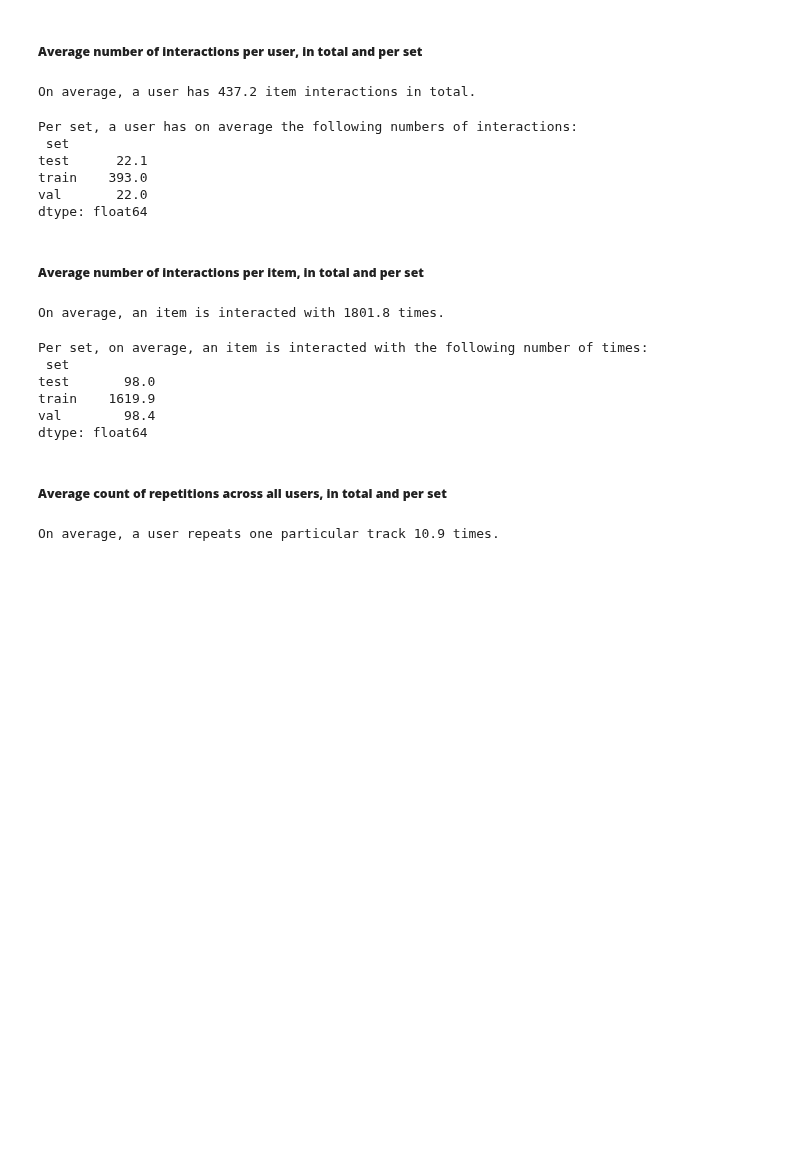
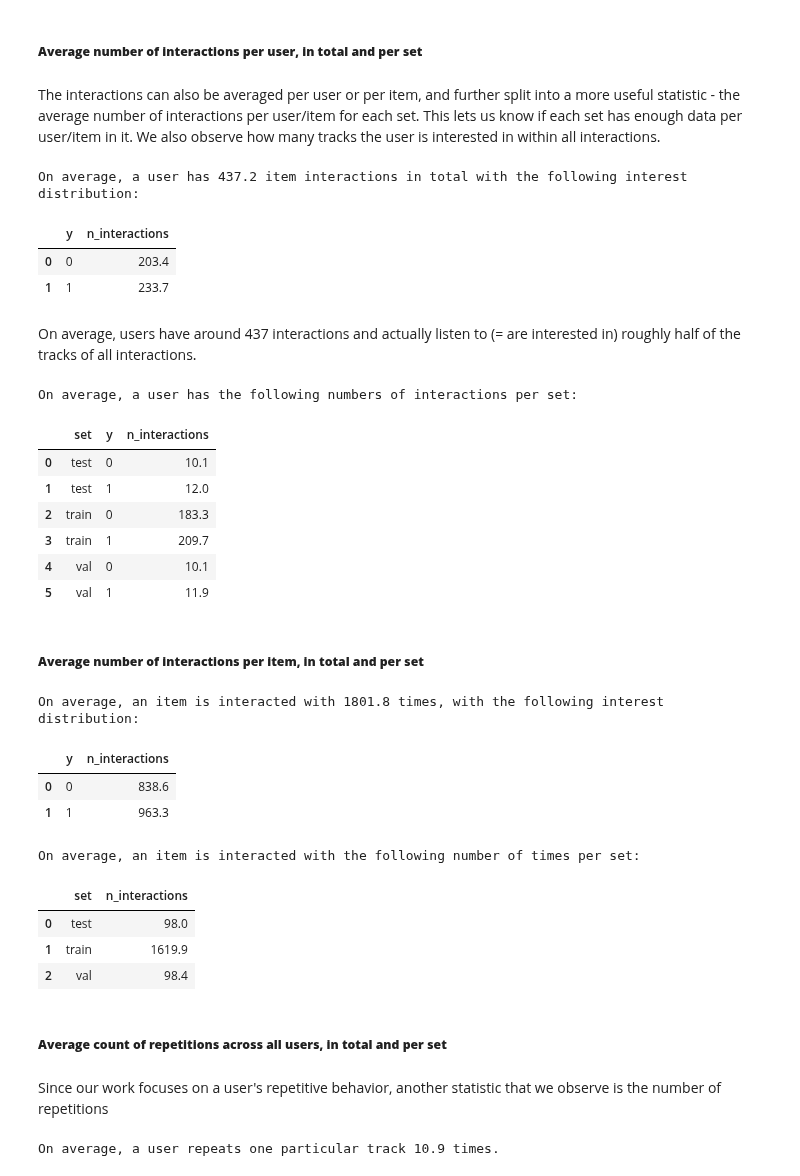
Before and after one commit to Laura-Legat/Practical-Work-AI, a Jupyter notebook: dataset_analysis.ipynb, the cells around one changed output. Cells and saved outputs as stored; diff of their text form; code cells hidden in the pictures; blank space fills up the shorter version.

```diff
--- a/dataset_analysis.ipynb
+++ b/dataset_analysis.ipynb
@@ -84,49 +106,70 @@ As we can see, after splitting the data, we have numbers of interactions of trai
 # %% [markdown]
 ##### **Average number of interactions per user, in total and per set**
+# %% [markdown]
+The interactions can also be averaged per user or per item, and further split into a more useful statistic - the average number of interactions per user/item for each set. This lets us know if each set has enough data per user/item in it. We also observe how many tracks the user is interested in within all interactions.
 # %%
-user_interaction_counts = df['userId'].value_counts() # per userId, count the interactions
+user_interaction_counts = df.groupby('userId').size() # per userId, count the interactions
 avg_user_counts = user_interaction_counts.mean() # average interaction counts over all users
 
-print(f"On average, a user has {round(avg_user_counts, 1)} item interactions in total.")
+print(f"On average, a user has {round(avg_user_counts, 1)} item interactions in total with the following interest distribution:")
+
+user_interaction_counts_interest_scores = df.groupby(['userId', 'y']).size().reset_index(name='n_interactions')
+user_interaction_counts_interest_scores.groupby('y')['n_interactions'].mean().round(1).reset_index(name='n_interactions')
 # %% [output]
-On average, a user has 437.2 item interactions in total.
+On average, a user has 437.2 item interactions in total with the following interest distribution:
+|  | y | n_interactions |
+| 0 | 0 | 203.4 |
+| 1 | 1 | 233.7 |
+# %% [markdown]
+On average, users have around 437 interactions and actually listen to (= are interested in) roughly half of the tracks of all interactions.
 # %%
-user_interaction_counts_per_set = df.groupby(['set', 'userId']).size()
+user_interaction_counts_per_set = df.groupby(['set', 'userId', 'y']).size().reset_index(name='n_interactions')
 
-user_interaction_counts_per_set = user_interaction_counts_per_set.groupby(level='set').mean().round(1)
+user_interaction_counts_per_set = user_interaction_counts_per_set.groupby(['set', 'y'])['n_interactions'].mean().round(1).reset_index(name='n_interactions')
 
-print("Per set, a user has on average the following numbers of interactions: \n", user_interaction_counts_per_set)
+print("On average, a user has the following numbers of interactions per set:")
+user_interaction_counts_per_set
 # %% [output]
-Per set, a user has on average the following numbers of interactions:
- set
-test      22.1
-train    393.0
-val       22.0
-dtype: float64
+On average, a user has the following numbers of interactions per set:
+|  | set | y | n_interactions |
+| 0 | test | 0 | 10.1 |
+| 1 | test | 1 | 12.0 |
+| 2 | train | 0 | 183.3 |
+| 3 | train | 1 | 209.7 |
+| 4 | val | 0 | 10.1 |
+| 5 | val | 1 | 11.9 |
 # %% [markdown]
 ##### **Average number of interactions per item, in total and per set**
 # %%
 item_interaction_counts = df['itemId'].value_counts() # per track, count the interactions
 avg_item_counts = item_interaction_counts.mean() # average interaction counts over all items
 
-print(f"On average, an item is interacted with {round(avg_item_counts, 1)} times.")
+print(f"On average, an item is interacted with {round(avg_item_counts, 1)} times, with the following interest distribution:")
+
+item_interaction_counts_interest_scores = df.groupby(['itemId', 'y']).size().reset_index(name='n_interactions')
+item_interaction_counts_interest_scores.groupby('y')['n_interactions'].mean().round(1).reset_index(name='n_interactions')
 # %% [output]
-On average, an item is interacted with 1801.8 times.
+On average, an item is interacted with 1801.8 times, with the following interest distribution:
+|  | y | n_interactions |
+| 0 | 0 | 838.6 |
+| 1 | 1 | 963.3 |
 # %%
 item_interaction_counts_per_set = df.groupby(['set', 'itemId']).size()
 
-item_interaction_counts_per_set = item_interaction_counts_per_set.groupby(level='set').mean().round(1)
+item_interaction_counts_per_set = item_interaction_counts_per_set.groupby(level='set').mean().round(1).reset_index(name='n_interactions')
 
-print("Per set, on average, an item is interacted with the following number of times: \n", item_interaction_counts_per_set)
+print("On average, an item is interacted with the following number of times per set:")
+item_interaction_counts_per_set
 # %% [output]
-Per set, on average, an item is interacted with the following number of times:
- set
-test       98.0
-train    1619.9
-val        98.4
-dtype: float64
+On average, an item is interacted with the following number of times per set:
+|  | set | n_interactions |
+| 0 | test | 98.0 |
+| 1 | train | 1619.9 |
+| 2 | val | 98.4 |
 # %% [markdown]
 ##### **Average count of repetitions across all users, in total and per set**
+# %% [markdown]
+Since our work focuses on a user's repetitive behavior, another statistic that we observe is the number of repetitions
 # %%
 user_item_same_pairs_counts = df.groupby(['userId', 'itemId']).size() # counts the number of rows per same user-item pair
 
```
Also changed, not shown: parts of 14 cells of this notebook, 1 other file.
